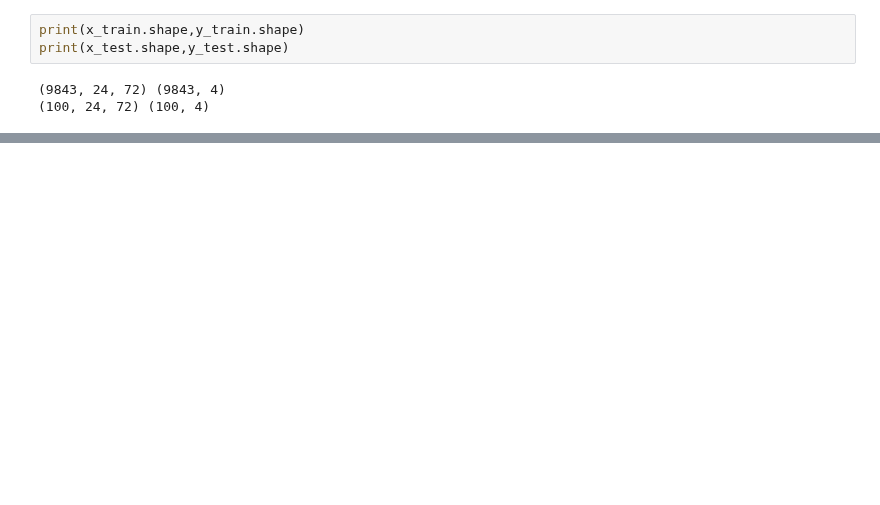
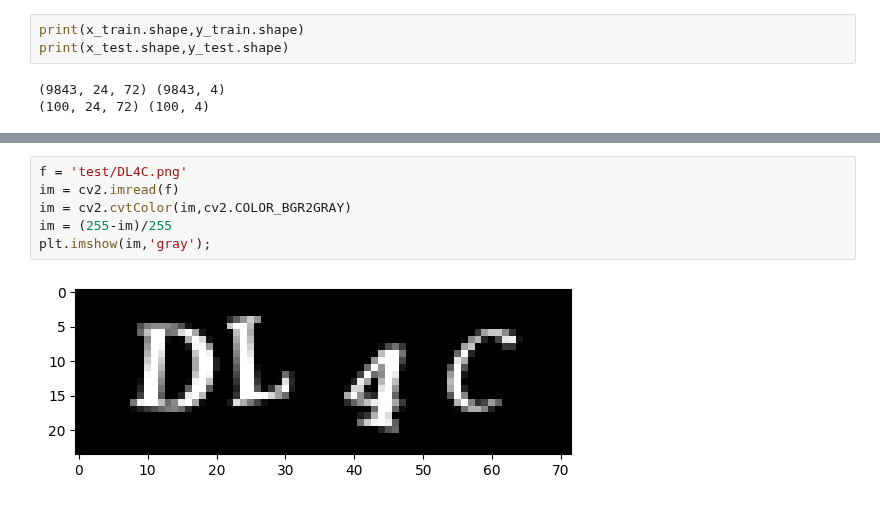
Before and after one commit to TahaT80/AI, a Jupyter notebook: part4_Machine Learning/Noron/2_1_Correlation/2_2_Correlation.ipynb, the cells around one changed output, grey strips where cells are left out. Drawn from its saved outputs; the diff is of its cells as text; blank space fills up the shorter version.

```diff
--- a/part4_Machine Learning/Noron/2_1_Correlation/2_2_Correlation.ipynb
+++ b/part4_Machine Learning/Noron/2_1_Correlation/2_2_Correlation.ipynb
@@ -70,0 +168,8 @@ print(x_test.shape,y_test.shape)
+# %%
+f = 'test/DL4C.png'
+im = cv2.imread(f)
+im = cv2.cvtColor(im,cv2.COLOR_BGR2GRAY)
+im = (255-im)/255
+plt.imshow(im,'gray');
+# %% [output]
+[figure, added]
```
Also changed, not shown: parts of 16 cells of this notebook, 2 other files.
